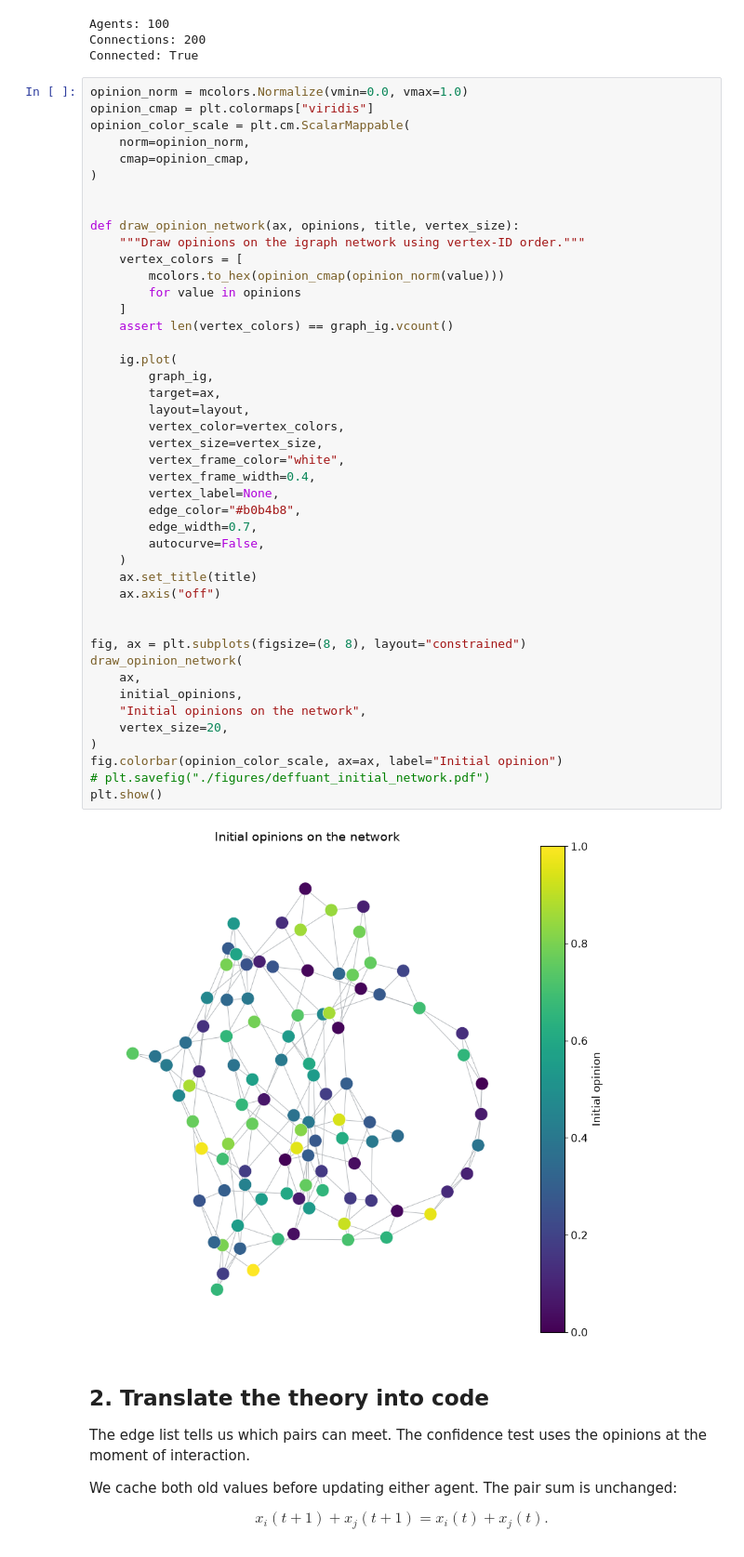
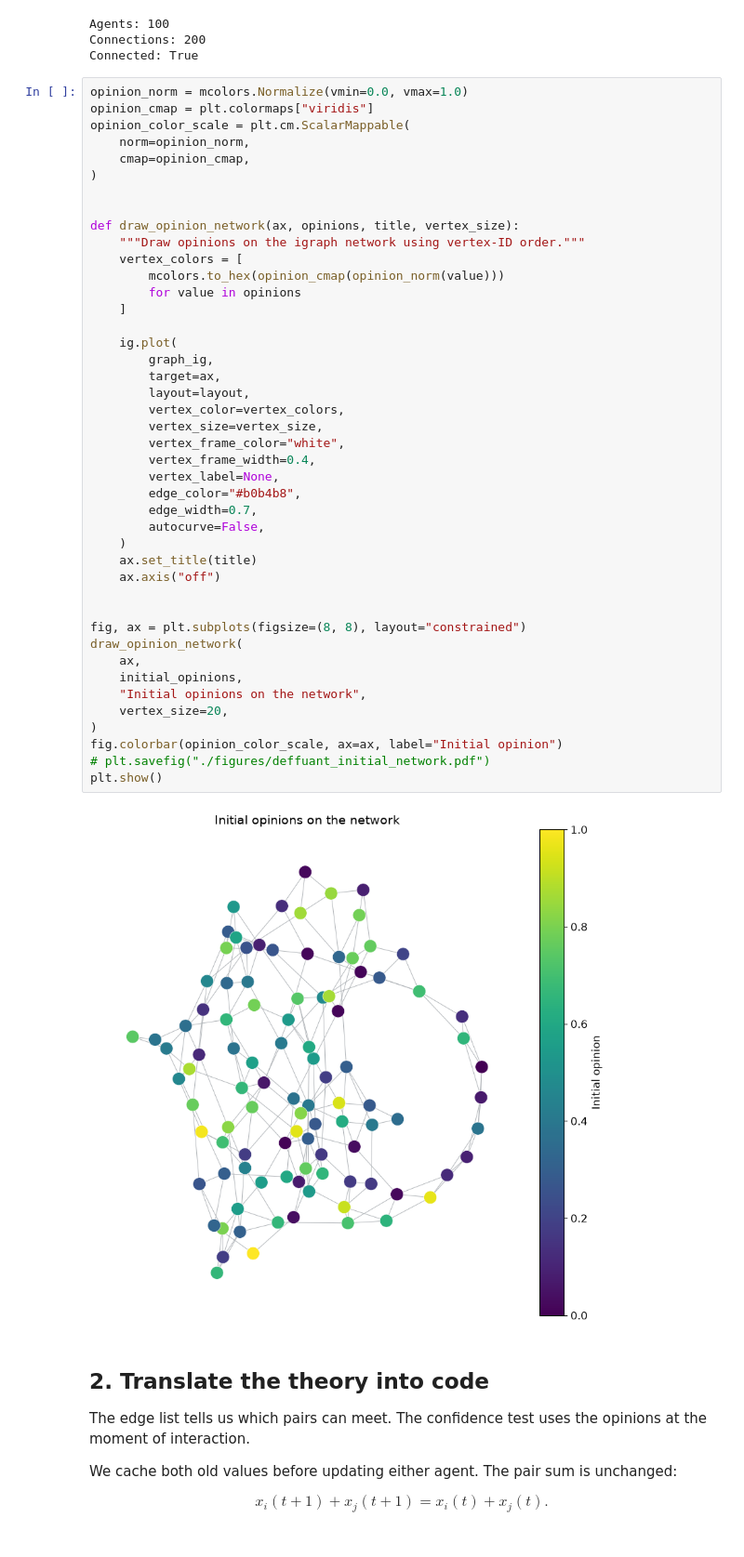
Before and after one commit to hfarruda/opinion-dynamics-ICMC-2026, a Jupyter notebook: 3_deffuant.ipynb, the cells around one changed output. Shown at 93% size. Drawn from its saved outputs; the diff is of its cells as text.

```diff
--- a/3_deffuant.ipynb
+++ b/3_deffuant.ipynb
@@ -134,37 +134,36 @@ def draw_opinion_network(ax, opinions, title, vertex_size):
         mcolors.to_hex(opinion_cmap(opinion_norm(value)))
         for value in opinions
     ]
-    assert len(vertex_colors) == graph_ig.vcount()
 
     ig.plot(
         graph_ig,
         target=ax,
         layout=layout,
         vertex_color=vertex_colors,
         vertex_size=vertex_size,
         vertex_frame_color="white",
         vertex_frame_width=0.4,
         vertex_label=None,
         edge_color="#b0b4b8",
         edge_width=0.7,
         autocurve=False,
     )
     ax.set_title(title)
     ax.axis("off")
 
 
 fig, ax = plt.subplots(figsize=(8, 8), layout="constrained")
 draw_opinion_network(
     ax,
     initial_opinions,
     "Initial opinions on the network",
     vertex_size=20,
 )
 fig.colorbar(opinion_color_scale, ax=ax, label="Initial opinion")
 # plt.savefig("./figures/deffuant_initial_network.pdf")
 plt.show()
 # %% [output]
-[figure, old version]
+[figure, new version]
 # %% [markdown]
 ## 2. Translate the theory into code
 
```
